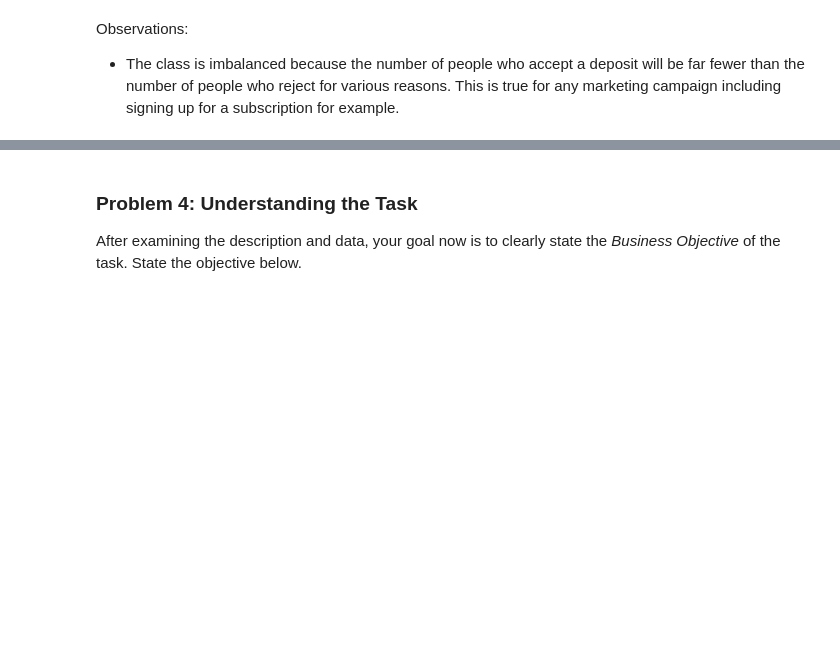
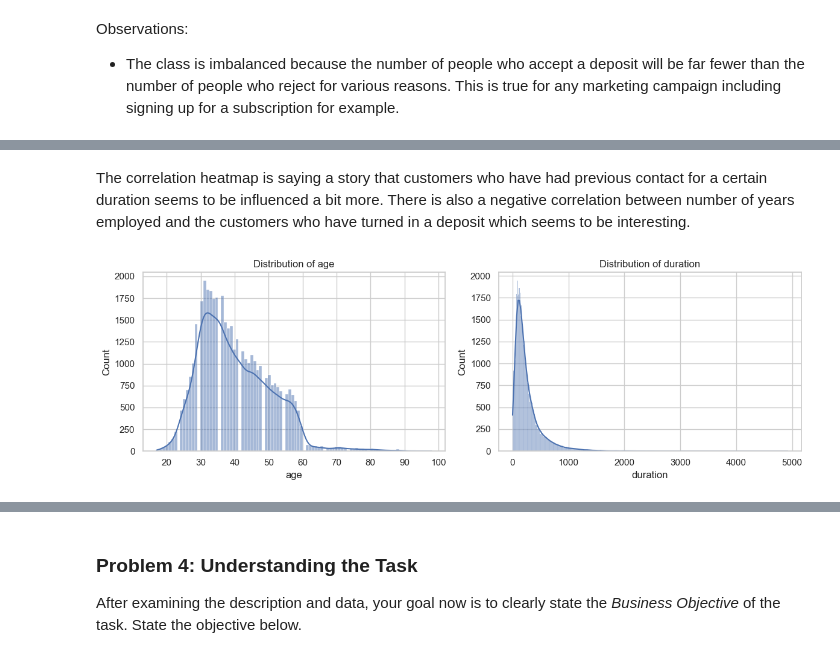
Before and after one commit to skavoori/practical-application-3, a Jupyter notebook: prompt_III.ipynb, the cells around one changed output, grey strips where cells are left out. Drawn from its saved outputs; the diff is of its cells as text; code cells hidden in the pictures; blank space fills up the shorter version.

```diff
--- a/prompt_III.ipynb
+++ b/prompt_III.ipynb
@@ -127,0 +178,16 @@ Correlated Features
+# %% [markdown]
+The correlation heatmap is saying a story that customers who have had previous contact for a certain duration seems to be influenced a bit more. There is also a negative correlation between number of years employed and the customers who have turned in a deposit which seems to be interesting.
+# %%
+# Numeric distributions (subplots)
+num_to_plot = [c for c in num_cols if df[c].nunique() > 5][:2]
+fig, axes = plt.subplots(1, max(1, len(num_to_plot)), figsize=(12, 4))
+if len(num_to_plot) == 1:
+    axes = [axes]
+for ax, col in zip(axes, num_to_plot):
+    sns.histplot(data=df, x=col, kde=True, ax=ax)
+    ax.set_title(f"Distribution of {col}")
+    ax.set_xlabel(col)
+plt.tight_layout()
+plt.show()
+# %% [output]
+[figure, added]
```
Also changed, not shown: parts of 23 cells of this notebook.
